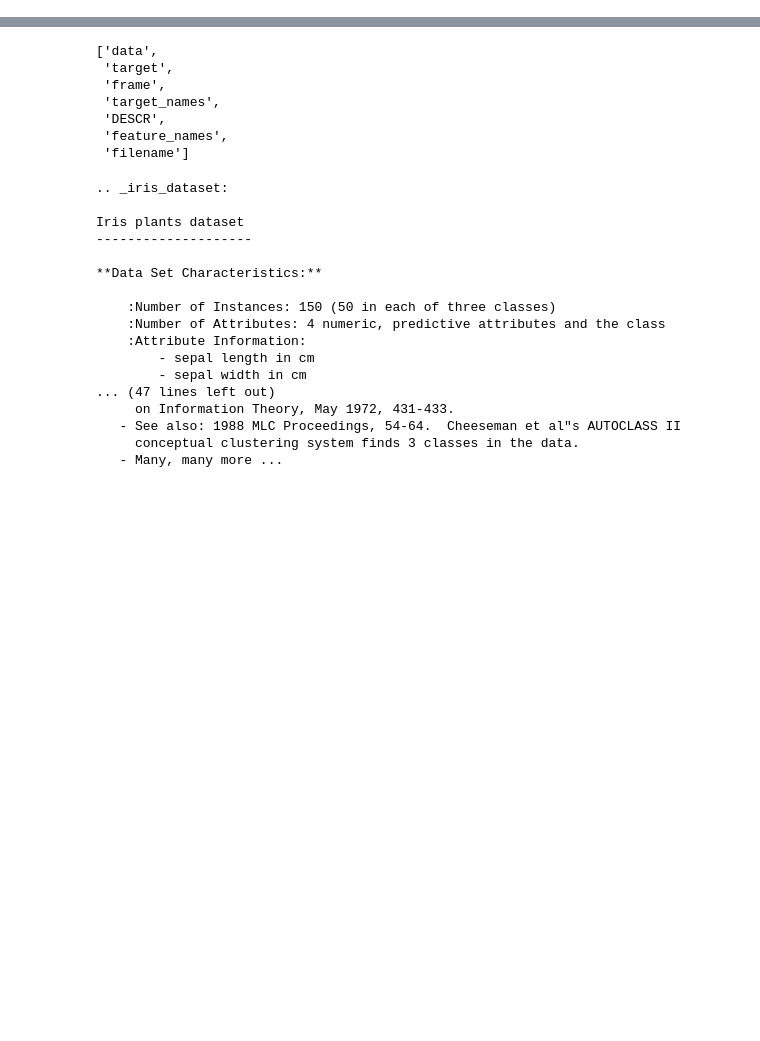
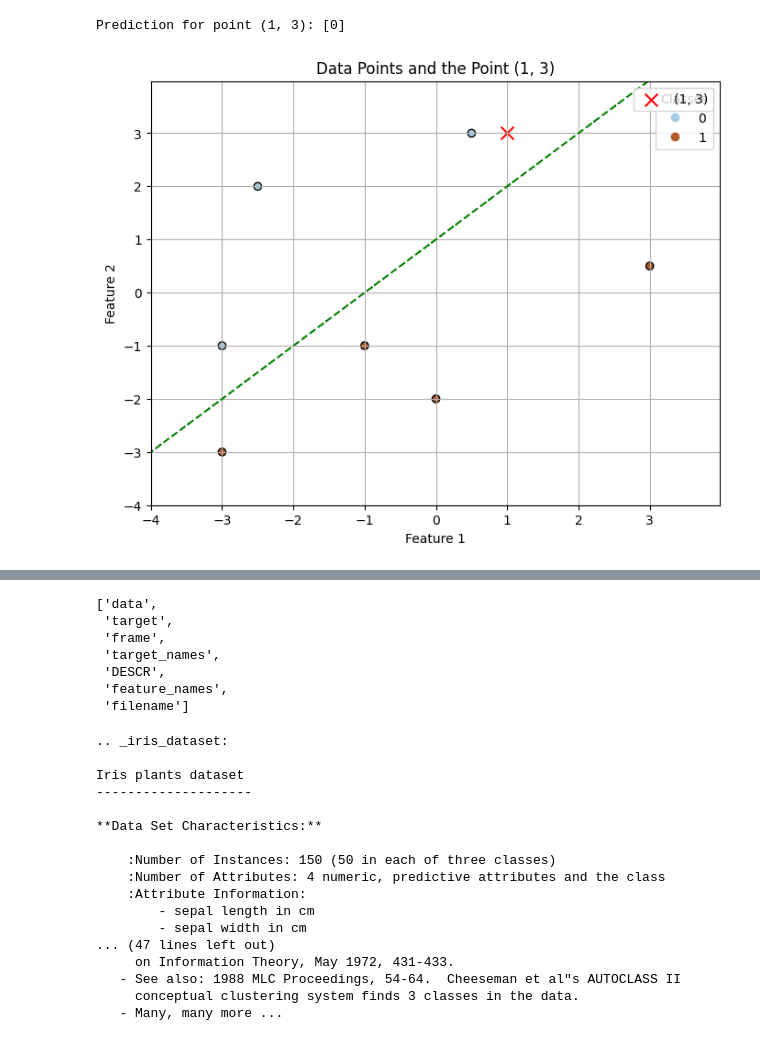
Before and after one commit to vuhung16au/ACU, a Jupyter notebook: ITEC203/Week07/ITEC203-Week7_Tutorial_SVM.ipynb, the cells around one changed output, grey strips where cells are left out. Saved outputs shown, nothing was run; the diff lists cells and outputs as text; code cells hidden in the pictures; blank space fills up the shorter version.

```diff
--- a/ITEC203/Week07/ITEC203-Week7_Tutorial_SVM.ipynb
+++ b/ITEC203/Week07/ITEC203-Week7_Tutorial_SVM.ipynb
@@ -5,0 +24,65 @@ import matplotlib.pyplot as plt
+# %%
+import numpy as np
+import matplotlib.pyplot as plt
+from sklearn import svm
+
+# features
+X = np.array([
+    [-3, -1],
+    [0, -2],
+    [-2.5, 2],
+    [-1, -1],
+    [3, 0.5],
+    [0.5, 3],
+    [-3, -3],
+])
+
+# labels
+y = np.array([0, 1, 0, 1, 1, 0, 1])
+
+# fit
+clf = svm.SVC(kernel='linear')
+clf.fit(X, y)
+
+# predict
+new_point = np.array([[1, 3]])
+prediction = clf.predict(new_point)
+print(f"Prediction for point (1, 3): {prediction}")
+
+# Plot the data points
+plt.figure(figsize=(8, 6))
+scatter = plt.scatter(X[:, 0], X[:, 1], c=y, cmap=plt.cm.Paired, marker='o', edgecolors='k')
+
+# Plot the point (1, 3)
+plt.scatter(new_point[:, 0], new_point[:, 1], c='red', marker='x', s=100, label='(1, 3)')
+
+# Get the separating hyperplane
+w = clf.coef_[0]
+b = clf.intercept_[0]
+
+# Create a grid of points to plot the decision boundary
+x_min, x_max = X[:, 0].min() - 1, X[:, 0].max() + 1
+y_min, y_max = X[:, 1].min() - 1, X[:, 1].max() + 1
+xx, yy = np.meshgrid(np.arange(x_min, x_max, 0.02),
+                     np.arange(y_min, y_max, 0.02))
+Z = clf.decision_function(np.c_[xx.ravel(), yy.ravel()])
+Z = Z.reshape(xx.shape)
+
+# Plot the decision boundary
+plt.contour(xx, yy, Z, colors=['green'], linestyles=['--'], levels=[0])
+
+# Add legend for the classes
+legend1 = plt.legend(*scatter.legend_elements(), title="Classes")
+plt.gca().add_artist(legend1)
+
+# Add legend for the new point
+plt.legend(loc='upper right')
+
+plt.xlabel('Feature 1')
+plt.ylabel('Feature 2')
+plt.title('Data Points and the Point (1, 3)')
+plt.grid(True)
+plt.show()
+# %% [output]
+Prediction for point (1, 3): [0]
+[figure, added]
```
Also changed, not shown: parts of 7 cells of this notebook.
